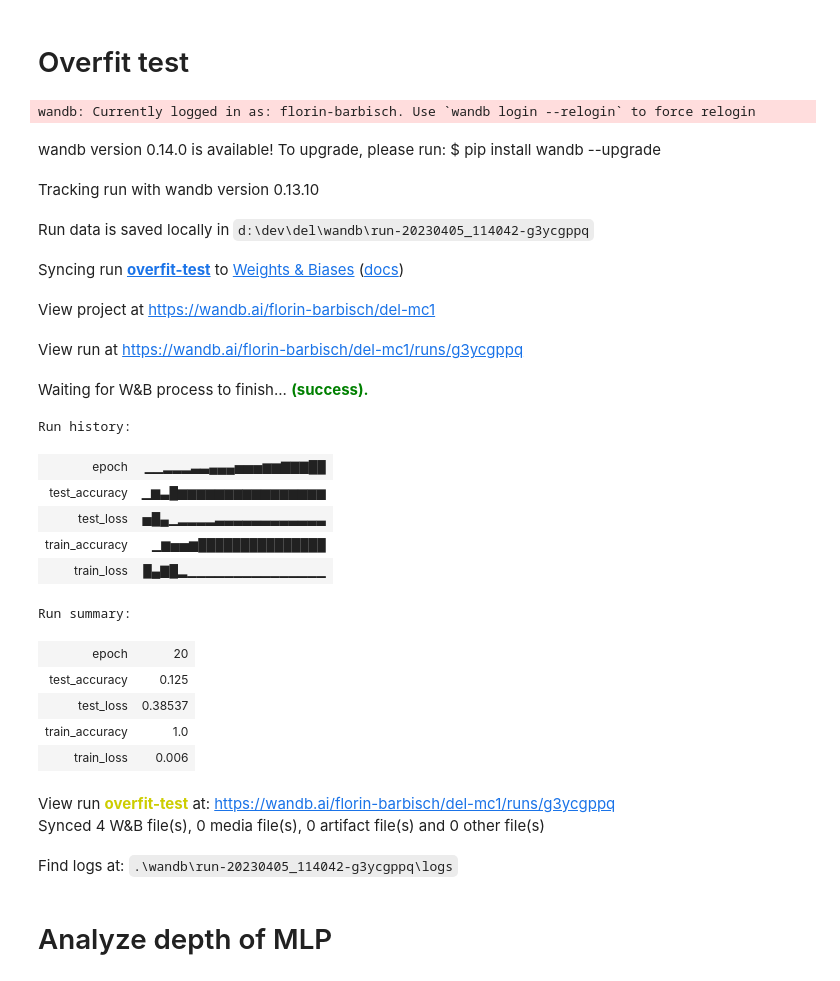
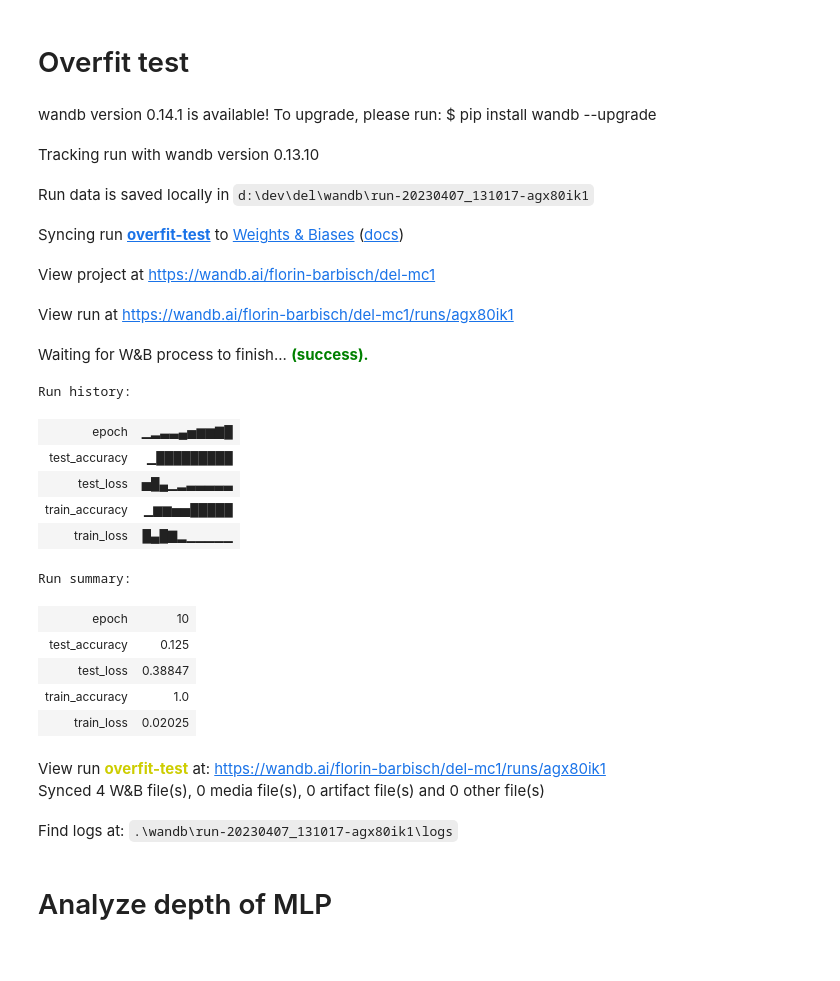
Before and after one commit to florinbarbisch/del, a Jupyter notebook: mc1.ipynb, the cells around one changed output. Cells and saved outputs as stored; diff of their text form; code cells hidden in the pictures.

```diff
--- a/mc1.ipynb
+++ b/mc1.ipynb
@@ -309,21 +206,15 @@ Sequential(
 # %%
 def data_loaders(batch_size=16):
-    train_loader = torch.utils.data.DataLoader(
-        torch.utils.data.TensorDataset(train_images, train_labels),
+    train_loader = DataLoader(
+        TensorDataset(train_images, train_labels),
         batch_size=batch_size)
 
-    test_loader = torch.utils.data.DataLoader(
-        torch.utils.data.TensorDataset(test_images, test_labels),
+    test_loader = DataLoader(
+        TensorDataset(test_images, test_labels),
         batch_size=batch_size)
     return train_loader, test_loader
 
 
-def init_weights(model):
-    # initialize weights using he_normal
-    for m in model.modules():
-        if isinstance(m, nn.Linear) or isinstance(m, nn.Conv2d):
-            torch.nn.init.kaiming_normal_(m.weight)
-
 train_32, test_32 = data_loaders(batch_size=32)
 # %% [markdown]
 # train- and test function
@@ -344,12 +235,6 @@ def train(model, train_loader, device, optimizer, criterion, epoch, classes):
 
         accuracy.update(output, target)
 
-        if batch_idx % 100 == 0 and False:
-            print('Train Epoch: {} [{}/{} ({:.0f}%)]\tLoss: {:.6f}'.format(
-                epoch, batch_idx * len(data), len(train_loader.dataset),
-                100. * batch_idx / len(train_loader), loss.item()))
-
-
     return { "train_accuracy": accuracy.compute(), "train_loss": loss.item()}
 # %%
 def test(model, test_loader, device, criterion, classes):
@@ -399,7 +284,11 @@ def train_and_eval_model(run_name, model, train_loader=train_32, test_loader=tes
 
     # init weights
     if weights_init == "He":
-        init_weights(model)
+        # initialize weights using he_normal
+        for m in model.modules():
+            if isinstance(m, nn.Linear) or isinstance(m, nn.Conv2d):
+                torch.nn.init.kaiming_normal_(m.weight)
+
     else:
         print("WARNING: Weights not initialized")
 
@@ -425,51 +314,50 @@ def train_and_eval_model(run_name, model, train_loader=train_32, test_loader=tes
 # %%
 def SmallMLP():
     return nn.Sequential(
         OrderedDict([
         ('flatten', nn.Flatten()),
         ('fc1', nn.Sequential(nn.Linear(32 * 32 * 3, 256), nn.ReLU())),
         ('fc2', nn.Sequential(nn.Linear(256, 32), nn.ReLU())),
         ('fc3', nn.Sequential(nn.Linear(32, 10), nn.LogSoftmax(dim=1)))
         ])
     )
 
 
 model = SmallMLP()
 batch_size = 16
 
-overfit_train_loader = torch.utils.data.DataLoader(
-    torch.utils.data.TensorDataset(train_images[:batch_size], train_labels[:batch_size]),
+overfit_train_loader = DataLoader(
+    TensorDataset(train_images[:batch_size], train_labels[:batch_size]),
     batch_size=batch_size)
 
-overfit_test_loader = torch.utils.data.DataLoader(
-    torch.utils.data.TensorDataset(test_images[:batch_size], test_labels[:batch_size]),
+overfit_test_loader = DataLoader(
+    TensorDataset(test_images[:batch_size], test_labels[:batch_size]),
     batch_size=batch_size)
 
-train_and_eval_model("overfit-test", model, overfit_train_loader, overfit_test_loader, batch_size=batch_size, epochs=20)
+train_and_eval_model("overfit-test", model, overfit_train_loader, overfit_test_loader, batch_size=batch_size, epochs=10)
 # %% [output]
-wandb: Currently logged in as: florin-barbisch. Use `wandb login --relogin` to force relogin
-wandb version 0.14.0 is available! To upgrade, please run: $ pip install wandb --upgrade
+wandb version 0.14.1 is available! To upgrade, please run: $ pip install wandb --upgrade
 Tracking run with wandb version 0.13.10
-Run data is saved locally in d:\dev\del\wandb\run-20230405_114042-g3ycgppq
+Run data is saved locally in d:\dev\del\wandb\run-20230407_131017-agx80ik1
 Syncing run overfit-test to Weights & Biases (docs)
 View project at https://wandb.ai/florin-barbisch/del-mc1
-View run at https://wandb.ai/florin-barbisch/del-mc1/runs/g3ycgppq
+View run at https://wandb.ai/florin-barbisch/del-mc1/runs/agx80ik1
 Waiting for W&B process to finish... (success).
+Run history:
+| epoch | ▁▂▃▃▄▅▆▆▇█ |
+| test_accuracy | ▁█████████ |
+| test_loss | ▅█▄▁▂▃▃▃▃▃ |
+| train_accuracy | ▁▆▆▅▅█████ |
+| train_loss | █▄█▇▂▁▁▁▁▁ |
-Run history:
+Run summary:
-| epoch | ▁▁▂▂▂▃▃▄▄▄▅▅▅▆▆▇▇▇██ |
-| test_accuracy | ▁▆▃█▆▆▆▆▆▆▆▆▆▆▆▆▆▆▆▆ |
-| test_loss | ▅█▄▁▂▂▂▂▃▃▃▃▃▃▃▃▃▃▃▃ |
-| train_accuracy | ▁▆▅▅▆███████████████ |
-| train_loss | █▄▇█▂▁▁▁▁▁▁▁▁▁▁▁▁▁▁▁ |
-Run summary:
-| epoch | 20 |
+| epoch | 10 |
 | test_accuracy | 0.125 |
-| test_loss | 0.38537 |
+| test_loss | 0.38847 |
 | train_accuracy | 1.0 |
-| train_loss | 0.006 |
+| train_loss | 0.02025 |
-View run overfit-test at: https://wandb.ai/florin-barbisch/del-mc1/runs/g3ycgppq
+View run overfit-test at: https://wandb.ai/florin-barbisch/del-mc1/runs/agx80ik1
 Synced 4 W&B file(s), 0 media file(s), 0 artifact file(s) and 0 other file(s)
-Find logs at: .\wandb\run-20230405_114042-g3ycgppq\logs
+Find logs at: .\wandb\run-20230407_131017-agx80ik1\logs
 # %% [markdown]
 # Analyze depth of MLP
 # %%
```
Also changed, not shown: parts of 12 cells of this notebook.
